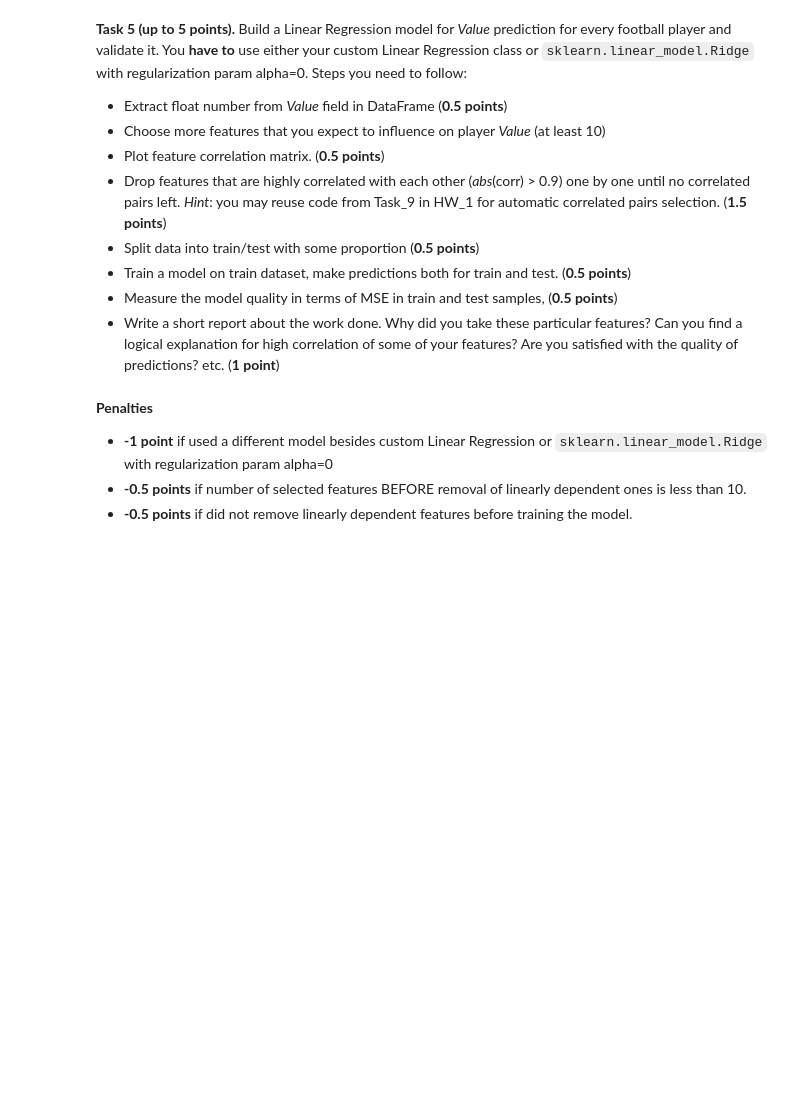
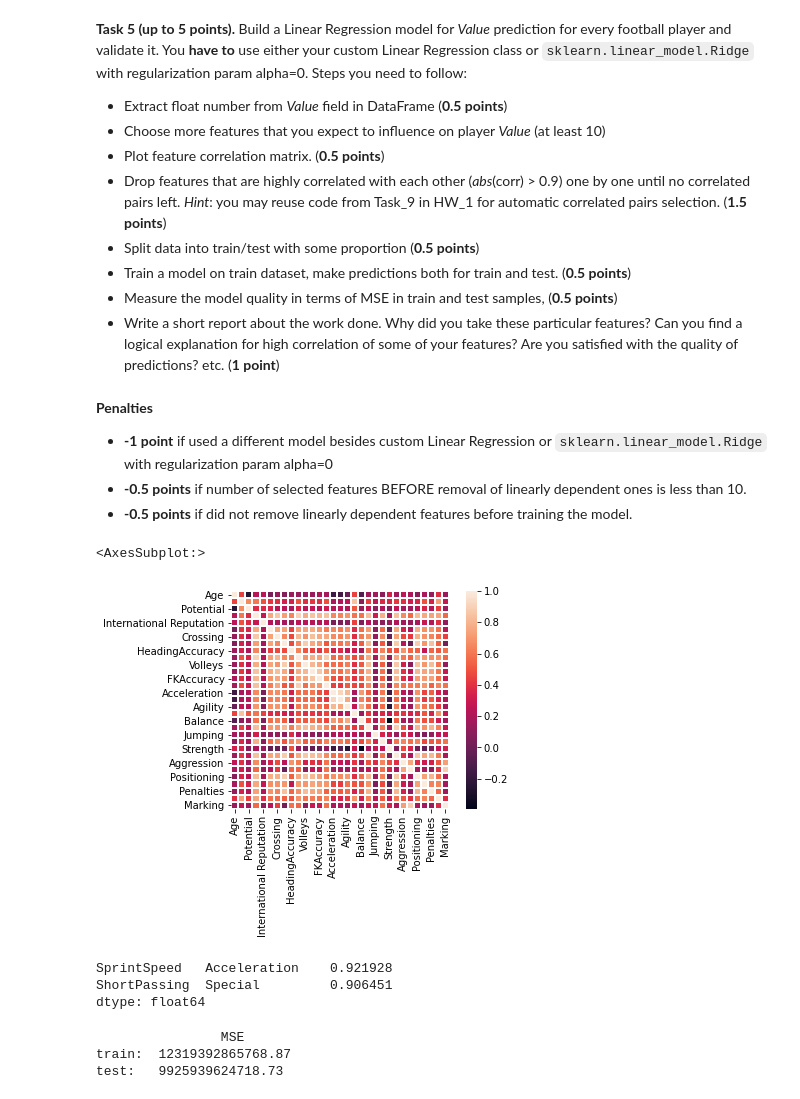
Before and after one commit to sir-kitter/rss-ml, a Jupyter notebook: 2/seminar_and_homework.ipynb, the cells around one changed output. Saved outputs shown, nothing was run; the diff lists cells and outputs as text; code cells hidden in the pictures; blank space fills up the shorter version.

```diff
--- a/2/seminar_and_homework.ipynb
+++ b/2/seminar_and_homework.ipynb
@@ -405,0 +463,24 @@ player.head()
+# %%
+data['Value_float'] = data["Value"].str.extract(r'\€([0-9]*?.[0-9]*)([MK])').apply(lambda r: float(r[0]) * \
+                         (1000000 if r[1] == 'M' else 1000 if r[1] == 'K' else 1), axis = 1)
+# %%
+# selected columns
+columns = ['Age','Overall','Potential','Special','International Reputation','Skill Moves','Crossing','Finishing','HeadingAccuracy','ShortPassing','Volleys','Curve','FKAccuracy','LongPassing','Acceleration','SprintSpeed','Agility','Reactions','Balance','ShotPower','Jumping','Stamina','Strength','LongShots','Aggression','Interceptions','Positioning','Vision','Penalties','Composure','Marking']
+# %%
+heatmap(data[columns].corr(method = 'pearson'), square=True, linewidths=1)
+# %% [output]
+<AxesSubplot:>
+[figure, added]
+# %%
+def corr_filter(c):
+    return (c >= 0.9) & (c < 1)
+highly_correlated = data[columns].corr(method = 'pearson') \
+    .abs()[corr_filter(data[columns].corr(method = 'pearson'))] \
+    .unstack().sort_values(ascending = False) \
+    .dropna() \
+    .drop_duplicates()
+highly_correlated
+# %% [output]
+SprintSpeed   Acceleration    0.921928
+ShortPassing  Special         0.906451
+dtype: float64
@@ -405,0 +502,6 @@ player.head()
+# %%
+print(f'\t\tMSE\ntrain:\t{mean_squared_error(y_train, y_predicted_train)}\ntest:\t{mean_squared_error(y_test, y_predicted_test)}')
+# %% [output]
+                MSE
+train:  12319392865768.87
+test:   9925939624718.73
```
Also changed, not shown: parts of 25 cells of this notebook.
